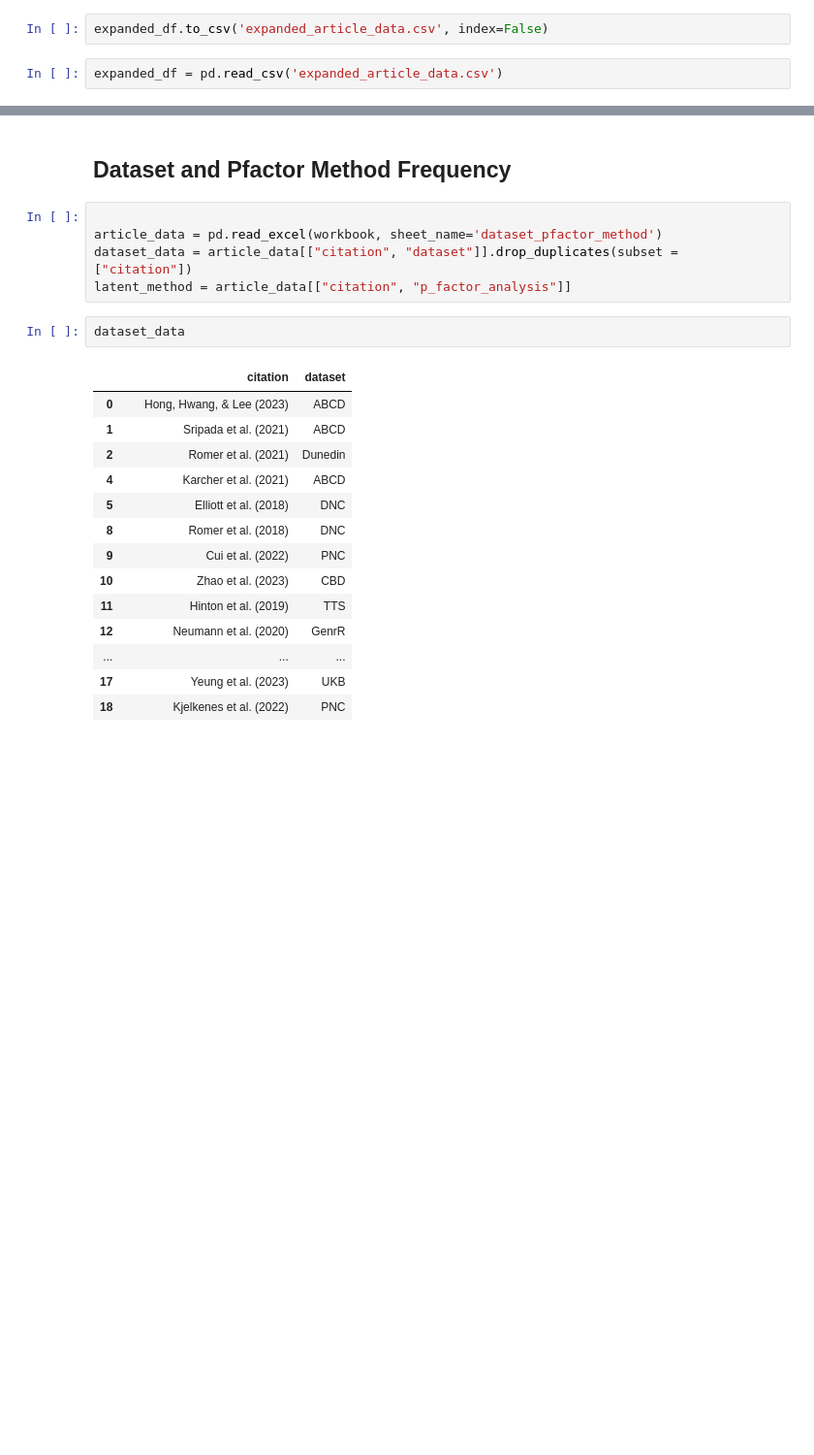
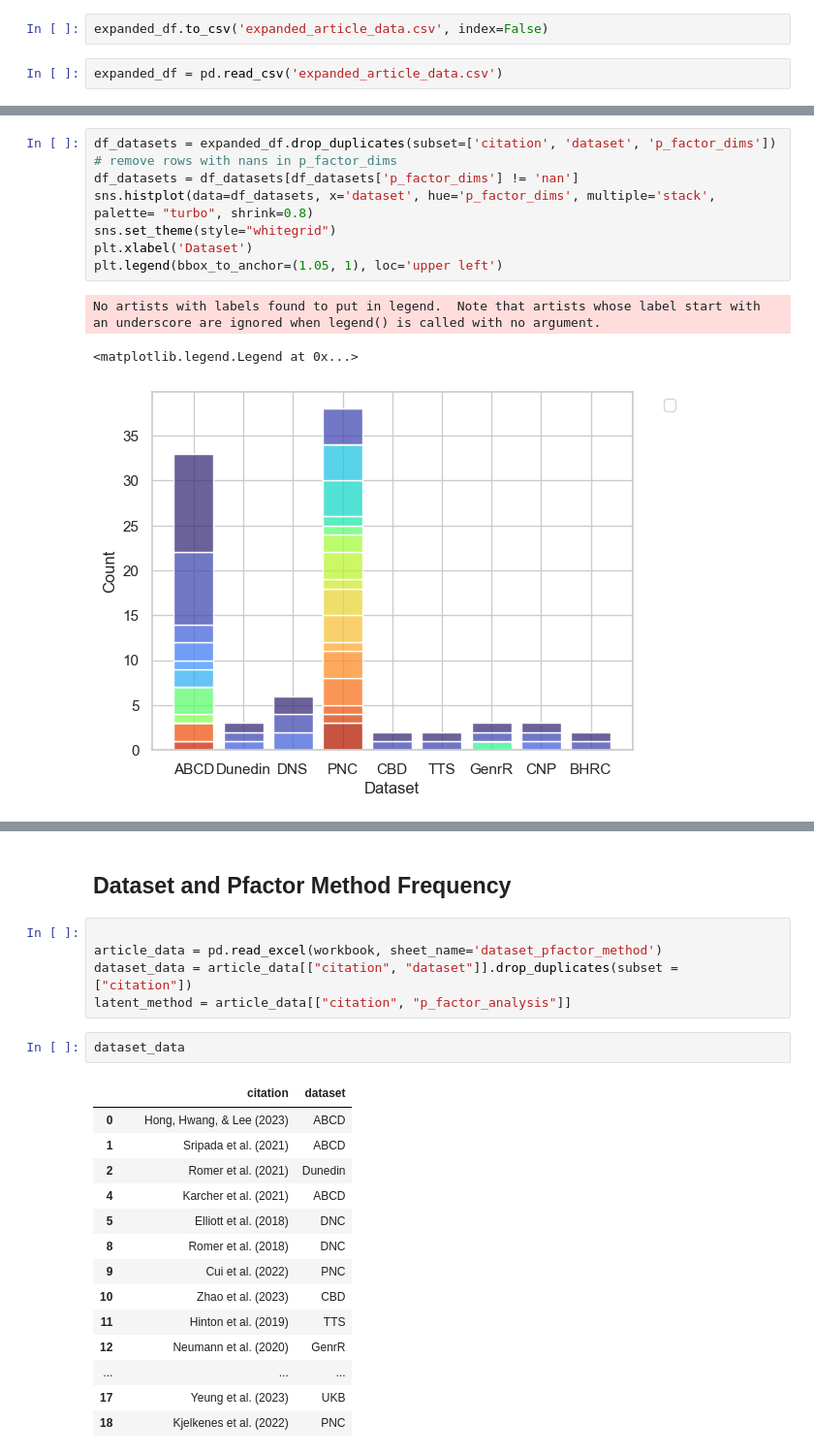
Before and after one commit to victoris93/p_factor_review, a Jupyter notebook: data_extraction.ipynb, the cells around one changed output, grey strips where cells are left out. Shown at 97% size. Cells and saved outputs as stored; diff of their text form; blank space fills up the shorter version.

```diff
--- a/data_extraction.ipynb
+++ b/data_extraction.ipynb
@@ -148,0 +205,12 @@ plt.show()
+# %%
+df_datasets = expanded_df.drop_duplicates(subset=['citation', 'dataset', 'p_factor_dims'])
+# remove rows with nans in p_factor_dims
+df_datasets = df_datasets[df_datasets['p_factor_dims'] != 'nan']
+sns.histplot(data=df_datasets, x='dataset', hue='p_factor_dims', multiple='stack', palette= "turbo", shrink=0.8)
+sns.set_theme(style="whitegrid")
+plt.xlabel('Dataset')
+plt.legend(bbox_to_anchor=(1.05, 1), loc='upper left')
+# %% [output]
+No artists with labels found to put in legend.  Note that artists whose label start with an underscore are ignored when legend() is called with no argument.
+<matplotlib.legend.Legend at 0x...>
+[figure, added]
```
Also changed, not shown: parts of 15 cells of this notebook.
